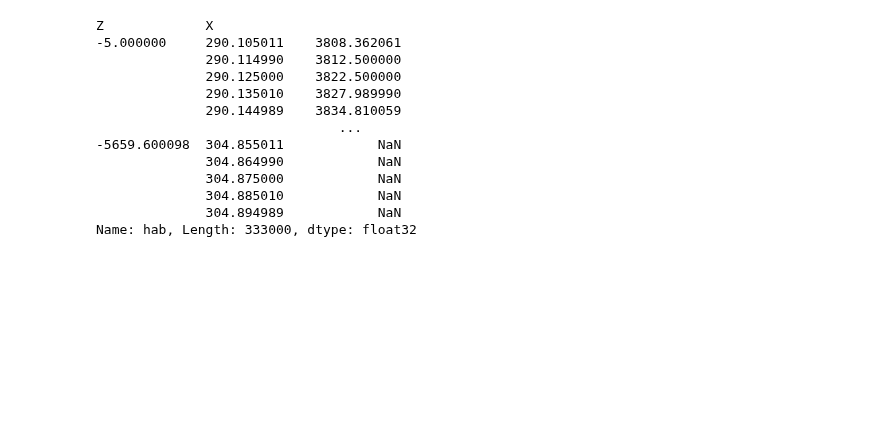
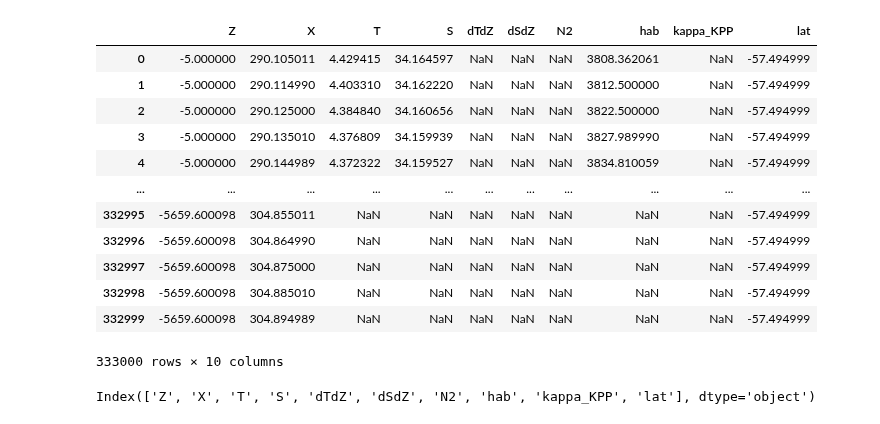
Before and after one commit to lisanneblok/ArcticTurbulence, a Jupyter notebook: notebooks/data_exploration/mashayek_dataset.ipynb, the cells around one changed output. Drawn from its saved outputs; the diff is of its cells as text; code cells hidden in the pictures; blank space fills up the shorter version.

```diff
--- a/notebooks/data_exploration/mashayek_dataset.ipynb
+++ b/notebooks/data_exploration/mashayek_dataset.ipynb
@@ -19,16 +30,20 @@ global_df = global_ds.to_dataframe()
 # %%
-global_df.hab
+global_df
 # %% [output]
+|  | Z | X | T | S | dTdZ | dSdZ | N2 | hab | kappa_KPP | lat |
+| 0 | -5.000000 | 290.105011 | 4.429415 | 34.164597 | NaN | NaN | NaN | 3808.362061 | NaN | -57.494999 |
+| 1 | -5.000000 | 290.114990 | 4.403310 | 34.162220 | NaN | NaN | NaN | 3812.500000 | NaN | -57.494999 |
+| 2 | -5.000000 | 290.125000 | 4.384840 | 34.160656 | NaN | NaN | NaN | 3822.500000 | NaN | -57.494999 |
+| 3 | -5.000000 | 290.135010 | 4.376809 | 34.159939 | NaN | NaN | NaN | 3827.989990 | NaN | -57.494999 |
+| 4 | -5.000000 | 290.144989 | 4.372322 | 34.159527 | NaN | NaN | NaN | 3834.810059 | NaN | -57.494999 |
+| ... | ... | ... | ... | ... | ... | ... | ... | ... | ... | ... |
+| 332995 | -5659.600098 | 304.855011 | NaN | NaN | NaN | NaN | NaN | NaN | NaN | -57.494999 |
+| 332996 | -5659.600098 | 304.864990 | NaN | NaN | NaN | NaN | NaN | NaN | NaN | -57.494999 |
+| 332997 | -5659.600098 | 304.875000 | NaN | NaN | NaN | NaN | NaN | NaN | NaN | -57.494999 |
+| 332998 | -5659.600098 | 304.885010 | NaN | NaN | NaN | NaN | NaN | NaN | NaN | -57.494999 |
+| 332999 | -5659.600098 | 304.894989 | NaN | NaN | NaN | NaN | NaN | NaN | NaN | -57.494999 |
-Z             X
--5.000000     290.105011    3808.362061
-              290.114990    3812.500000
-              290.125000    3822.500000
-              290.135010    3827.989990
-              290.144989    3834.810059
-                               ...
--5659.600098  304.855011            NaN
-              304.864990            NaN
-              304.875000            NaN
-              304.885010            NaN
-              304.894989            NaN
-Name: hab, Length: 333000, dtype: float32
+333000 rows × 10 columns
+# %%
+global_df.columns
+# %% [output]
+Index(['Z', 'X', 'T', 'S', 'dTdZ', 'dSdZ', 'N2', 'hab', 'kappa_KPP', 'lat'], dtype='object')
```
Also changed, not shown: parts of 4 cells of this notebook, 6 other files.
